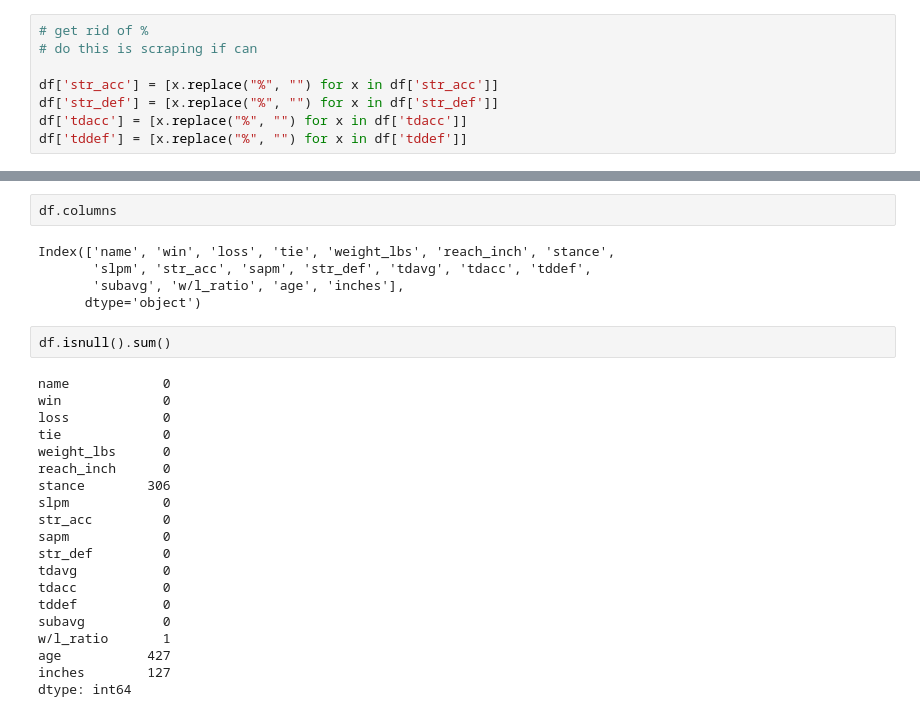
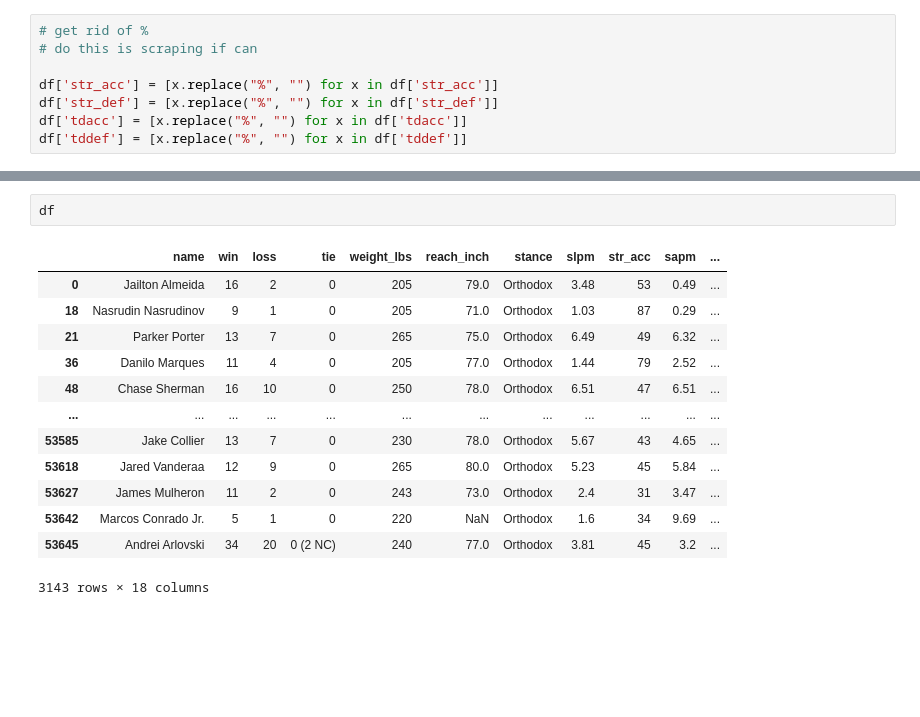
Before and after one commit to LazarAdamovic/UFC-fight-predictor, a Jupyter notebook: preprocessing_fighters.ipynb, the cells around one changed output, grey strips where cells are left out. Cells and saved outputs as stored; diff of their text form; blank space fills up the shorter version.

```diff
--- a/preprocessing_fighters.ipynb
+++ b/preprocessing_fighters.ipynb
@@ -131,29 +217,16 @@ dtype: object
 # %%
-df.columns
+df
 # %% [output]
+|  | name | win | loss | tie | weight_lbs | reach_inch | stance | slpm | str_acc | sapm | ... |
+| 0 | Jailton Almeida | 16 | 2 | 0 | 205 | 79.0 | Orthodox | 3.48 | 53 | 0.49 | ... |
+| 18 | Nasrudin Nasrudinov | 9 | 1 | 0 | 205 | 71.0 | Orthodox | 1.03 | 87 | 0.29 | ... |
+| 21 | Parker Porter | 13 | 7 | 0 | 265 | 75.0 | Orthodox | 6.49 | 49 | 6.32 | ... |
+| 36 | Danilo Marques | 11 | 4 | 0 | 205 | 77.0 | Orthodox | 1.44 | 79 | 2.52 | ... |
+| 48 | Chase Sherman | 16 | 10 | 0 | 250 | 78.0 | Orthodox | 6.51 | 47 | 6.51 | ... |
+| ... | ... | ... | ... | ... | ... | ... | ... | ... | ... | ... | ... |
+| 53585 | Jake Collier | 13 | 7 | 0 | 230 | 78.0 | Orthodox | 5.67 | 43 | 4.65 | ... |
+| 53618 | Jared Vanderaa | 12 | 9 | 0 | 265 | 80.0 | Orthodox | 5.23 | 45 | 5.84 | ... |
+| 53627 | James Mulheron | 11 | 2 | 0 | 243 | 73.0 | Orthodox | 2.4 | 31 | 3.47 | ... |
+| 53642 | Marcos Conrado Jr. | 5 | 1 | 0 | 220 | NaN | Orthodox | 1.6 | 34 | 9.69 | ... |
+| 53645 | Andrei Arlovski | 34 | 20 | 0 (2 NC) | 240 | 77.0 | Orthodox | 3.81 | 45 | 3.2 | ... |
-Index(['name', 'win', 'loss', 'tie', 'weight_lbs', 'reach_inch', 'stance',
-       'slpm', 'str_acc', 'sapm', 'str_def', 'tdavg', 'tdacc', 'tddef',
-       'subavg', 'w/l_ratio', 'age', 'inches'],
-      dtype='object')
+3143 rows × 18 columns
-# %%
-df.isnull().sum()
-# %% [output]
-name            0
-win             0
-loss            0
-tie             0
-weight_lbs      0
-reach_inch      0
-stance        306
-slpm            0
-str_acc         0
-sapm            0
-str_def         0
-tdavg           0
-tdacc           0
-tddef           0
-subavg          0
-w/l_ratio       1
-age           427
-inches        127
-dtype: int64
```
Also changed, not shown: parts of 11 cells of this notebook, 5 other files.
